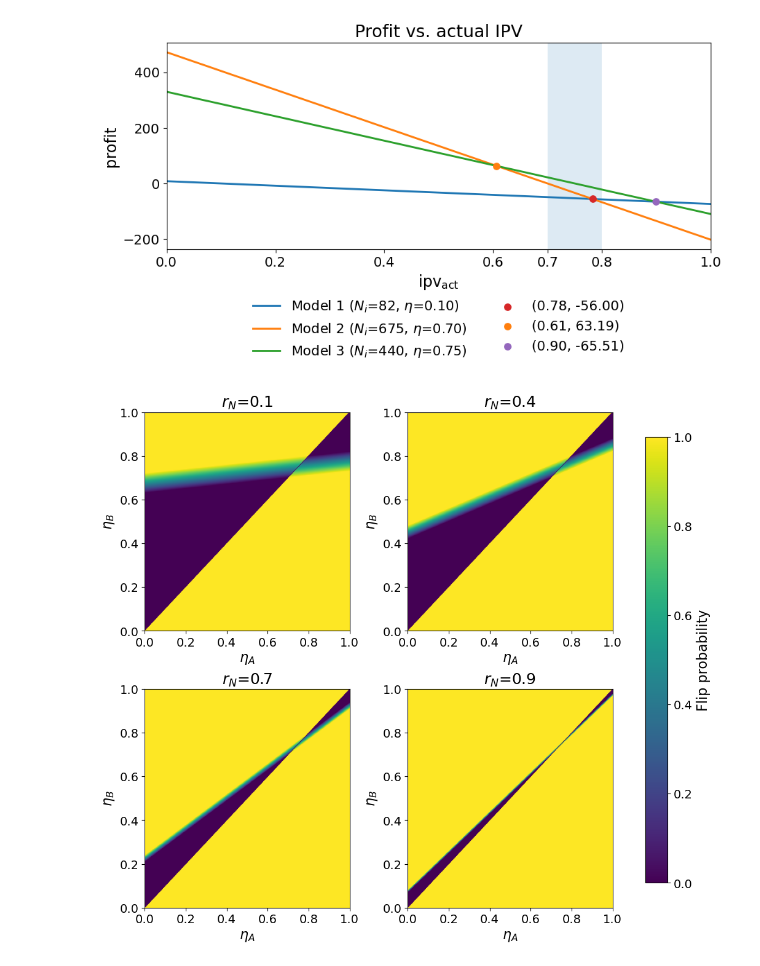
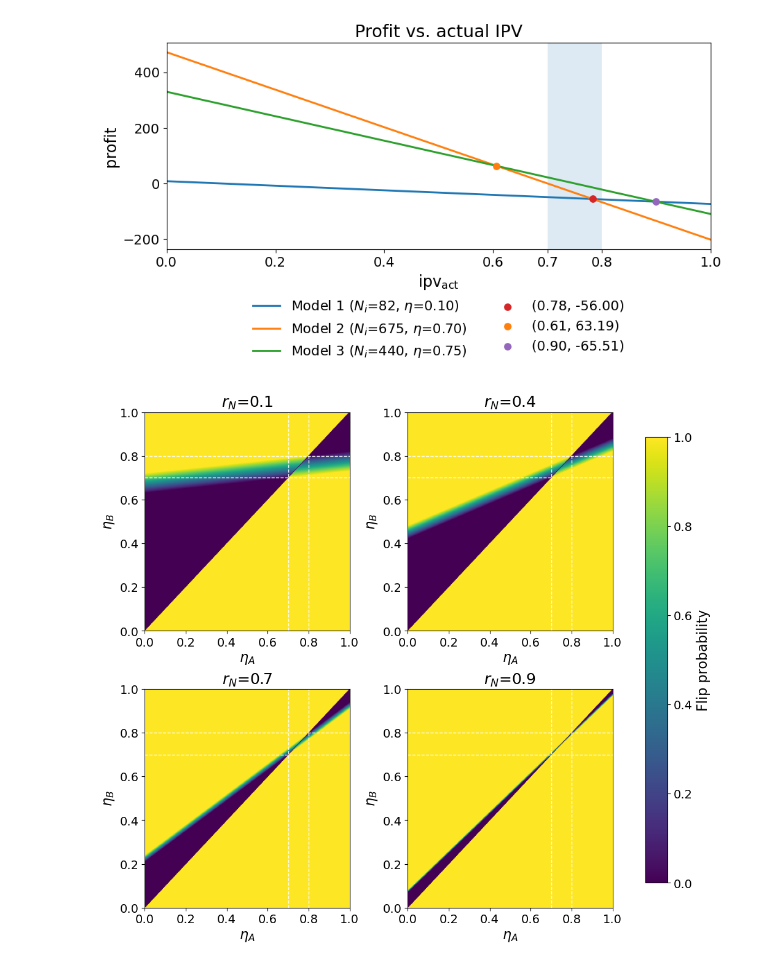
Before and after one commit to unishirdel/metric-framework-paper, a Jupyter notebook: notebooks/08_fig8_profit_figures.ipynb, the cells around one changed output. Saved outputs shown, nothing was run; the diff lists cells and outputs as text; code cells hidden in the pictures.

Commit message:
Add L/U lines to flip-probability figure

```diff
--- a/notebooks/08_fig8_profit_figures.ipynb
+++ b/notebooks/08_fig8_profit_figures.ipynb
@@ -201,21 +201,25 @@ def flip_grid(params, r_n, eta_vals):
 # %%
 r_values = [0.1, 0.4, 0.7, 0.9]
 eta_grid = np.linspace(0.0, 1.0, 301)
 
 fig, axes = plt.subplots(2, 2, figsize=(10, 9), constrained_layout=True)
 for ax, r_n in zip(axes.flat, r_values):
     grid, n_a, n_b = flip_grid(params, r_n, eta_grid)
     im = ax.imshow(
         grid, origin="lower", extent=[0, 1, 0, 1],
         cmap="viridis", vmin=0, vmax=1, aspect="auto",
     )
     ax.set_title(f"$r_N$={r_n:.1f}")
     ax.set_xlabel(r"$\eta_A$")
     ax.set_ylabel(r"$\eta_B$")
+    ax.axvline(params.L, color="white", linestyle="--", linewidth=1)
+    ax.axvline(params.U, color="white", linestyle="--", linewidth=1)
+    ax.axhline(params.L, color="white", linestyle="--", linewidth=1)
+    ax.axhline(params.U, color="white", linestyle="--", linewidth=1)
 
 cbar = fig.colorbar(im, ax=axes.ravel().tolist(), shrink=0.9)
 cbar.set_label("Flip probability")
 fig.savefig(out_dir / "fig8_profit_flip_probability.svg")
 plt.show()
 # %% [output]
-[figure, old version]
+[figure, new version]
```
Also changed, not shown: 4 other files.
